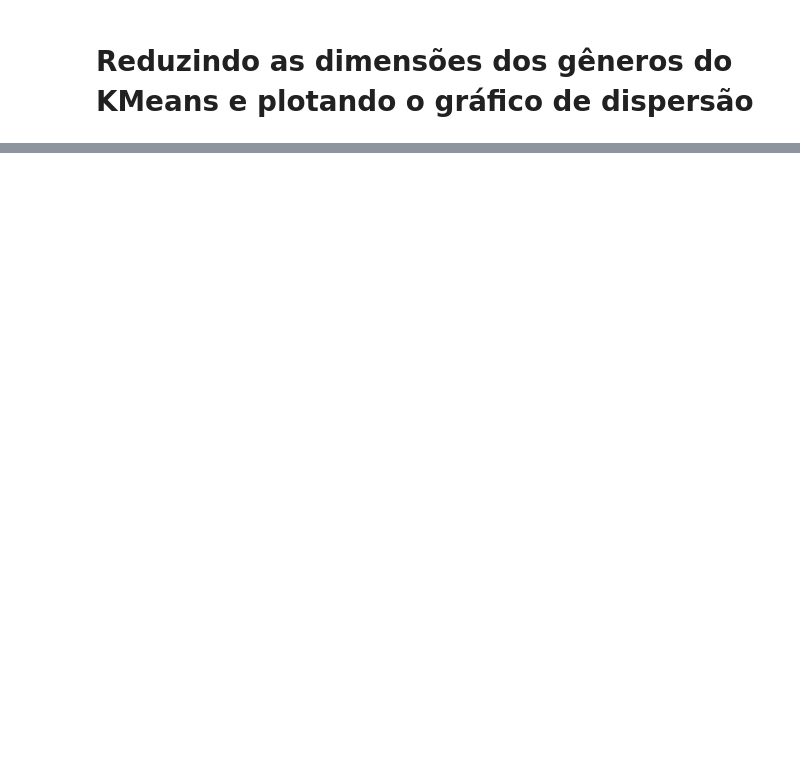
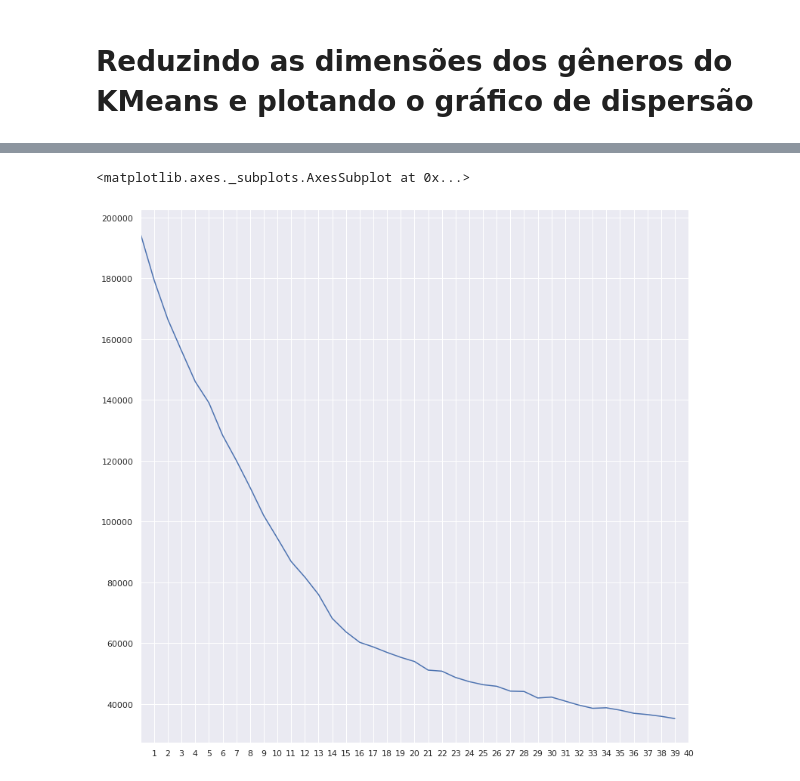
Before and after one commit to jonnes-nascimento/machine_learning, a Jupyter notebook: Introdução_a_Machine_Learning_Algoritmos_Não_Supervisionados_1.ipynb, the cells around one changed output, grey strips where cells are left out. Saved outputs shown, nothing was run; the diff lists cells and outputs as text; code cells hidden in the pictures; blank space fills up the shorter version.

```diff
--- a/Introdução_a_Machine_Learning_Algoritmos_Não_Supervisionados_1.ipynb
+++ b/Introdução_a_Machine_Learning_Algoritmos_Não_Supervisionados_1.ipynb
@@ -234,0 +329,13 @@ sns.scatterplot(x=visualizacao[:, 0], y=visualizacao[:, 1], hue=modelo.labels_,
+# %%
+# definimos uma funcao para calcular o erro do KMeans com base no numero de grupos que queremos criar
+def kmeans(numero_de_clusters, generos):
+  modelo = KMeans(n_clusters=numero_de_clusters)
+  modelo.fit(generos)
+  # a propriedade inertia_ do modelo devolve o erro medio ao quadrado de cada ponto em relacao ao centroide
+  return [numero_de_clusters, modelo.inertia_]
+# %%
+resultado = [kmeans(numero_de_grupos, generos_escalados) for numero_de_grupos in range(1, 41)]
+
+resultado = pd.DataFrame(resultado, columns=['numero_de_grupos', 'erro'])
+
+resultado
@@ -234,0 +360,6 @@ sns.scatterplot(x=visualizacao[:, 0], y=visualizacao[:, 1], hue=modelo.labels_,
+# %%
+# vamos plotar o grafico para analisar qual sera o melhor numero de grupos atraves do elbow method
+resultado.erro.plot(xticks=resultado.numero_de_grupos)
+# %% [output]
+<matplotlib.axes._subplots.AxesSubplot at 0x...>
+[figure, added]
```
Also changed, not shown: parts of 25 cells of this notebook.
